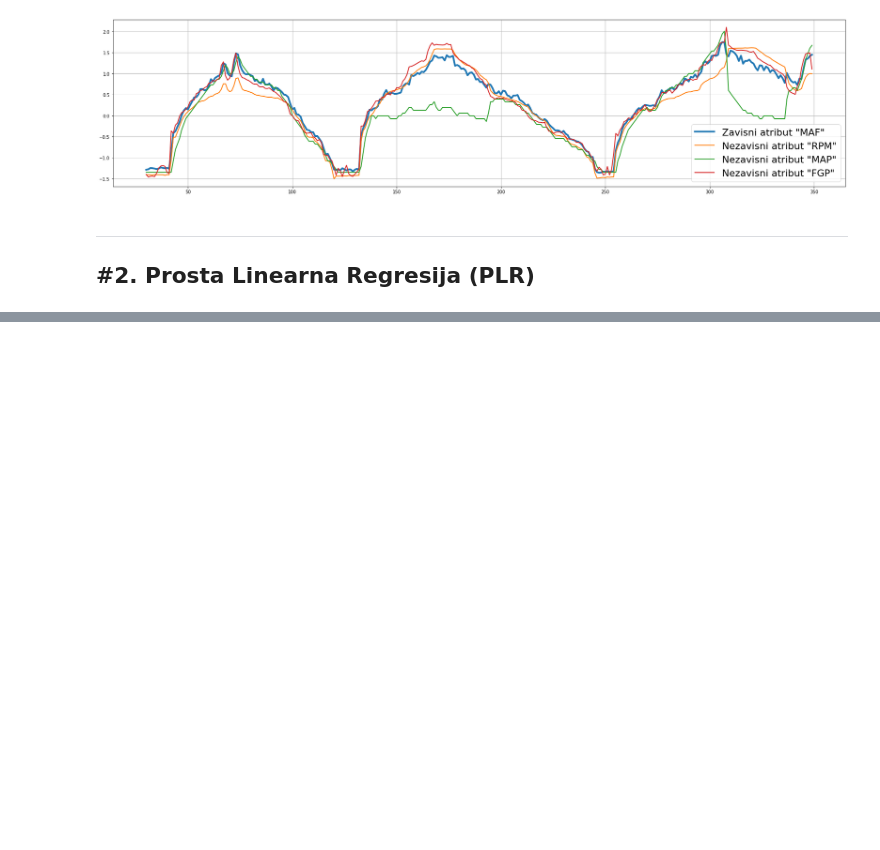
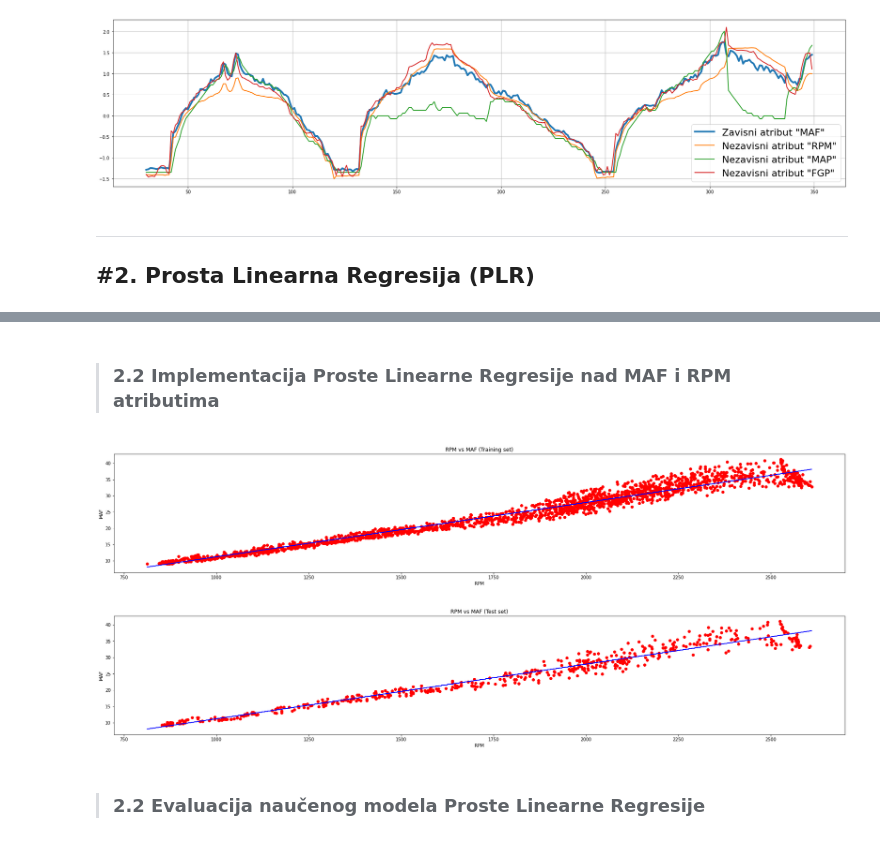
Before and after one commit to Dejan-Cugalj/MASTER-TEZA, a Jupyter notebook: MASTER_TEZA_PLR.ipynb, the cells around one changed output, grey strips where cells are left out. Drawn from its saved outputs; the diff is of its cells as text; code cells hidden in the pictures; blank space fills up the shorter version.

```diff
--- a/MASTER_TEZA_PLR.ipynb
+++ b/MASTER_TEZA_PLR.ipynb
@@ -271,0 +311,44 @@ plt.xlabel('');
+# %% [markdown]
+>### 2.2 Implementacija Proste Linearne Regresije nad MAF i RPM atributima
+# %%
+X_lr = dataset_lr.iloc[:, :-1].values
+y_lr = dataset_lr.iloc[:, -1].values
+
+# Razdvajanje na trerning i testni skup
+from sklearn.model_selection import train_test_split
+X_train_lr, X_test_lr, y_train_lr, y_test_lr = train_test_split(X_lr, y_lr, test_size = 0.2, random_state = 42)
+
+# Normalizacija obležija
+#sc = StandardScaler()
+#X_train = sc.fit_transform(X_train)
+#X_test = sc.transform(X_test)
+
+# Linearna Regresija trerning nad testnim setom
+regressor_lr = LinearRegression()
+regressor_lr.fit(X_train_lr, y_train_lr)
+
+# Predikcija Test set rezultata
+y_pred_lr = regressor_lr.predict(X_test_lr)
+
+# Vizualizacija rezultata nad trerning setom
+plt.figure(figsize=(30,5))
+plt.scatter(X_train_lr, y_train_lr, color = 'red')
+plt.plot(X_train_lr, regressor_lr.predict(X_train_lr), color = 'blue')
+plt.title('RPM vs MAF (Training set)')
+plt.xlabel('RPM')
+plt.ylabel('MAF')
+plt.show()
+
+# Vizualizacija rezultata nad testnim setom
+plt.figure(figsize=(30,5))
+plt.scatter(X_test_lr, y_test_lr, color = 'red')
+plt.plot(X_train_lr, regressor_lr.predict(X_train_lr), color = 'blue')
+plt.title('RPM vs MAF (Test set)')
+plt.xlabel('RPM')
+plt.ylabel('MAF')
+plt.show()
+# %% [output]
+[figure, added]
+[figure, added]
+# %% [markdown]
+>### 2.2 Evaluacija naučenog modela Proste Linearne Regresije
```
Also changed, not shown: parts of 6 cells of this notebook.
